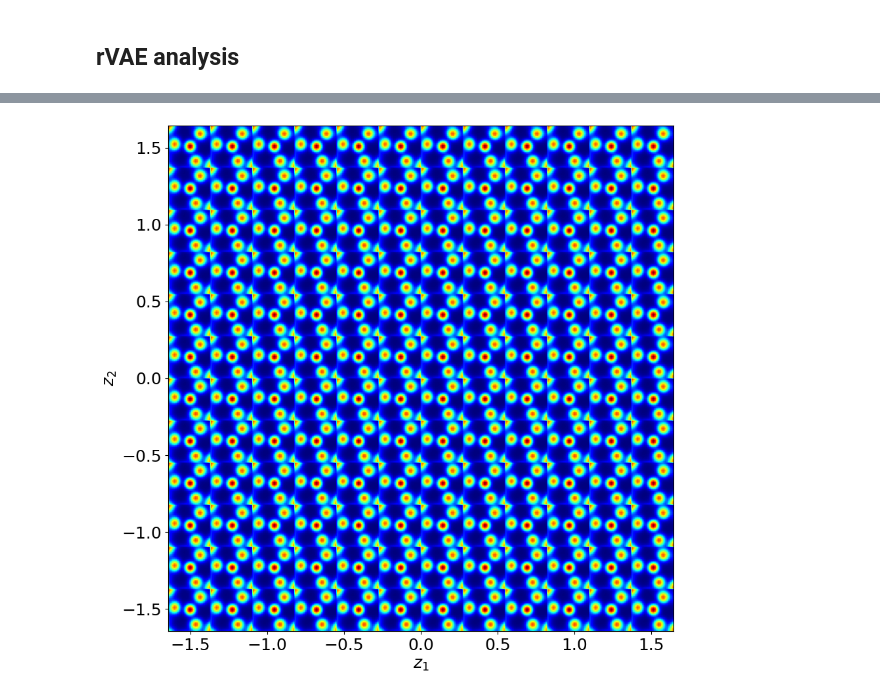
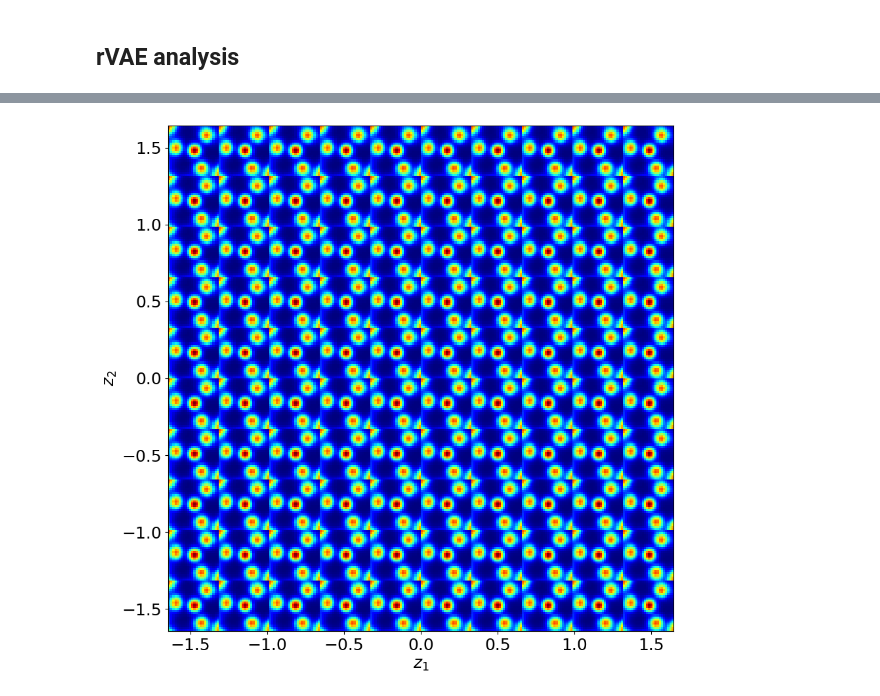
Before and after one commit to ikkihou/rVAE-Paper-Repro, a Jupyter notebook: rVAE_chemTransform.ipynb, the cells around one changed output, grey strips where cells are left out. Saved outputs shown, nothing was run; the diff lists cells and outputs as text; code cells hidden in the pictures.

```diff
--- a/rVAE_chemTransform.ipynb
+++ b/rVAE_chemTransform.ipynb
@@ -409,6 +410,6 @@ rVAE_model = VAEXperiment.load_from_checkpoint(
 )
 # %%
 rVAE_model.eval()
-rVAE_model.manifold2d(d=12, cmap="jet")
+rVAE_model.manifold2d(d=10, cmap="jet")
 # %% [output]
-[figure, old version]
+[figure, new version]
```
Also changed, not shown: parts of 9 cells of this notebook, 2 other files.
